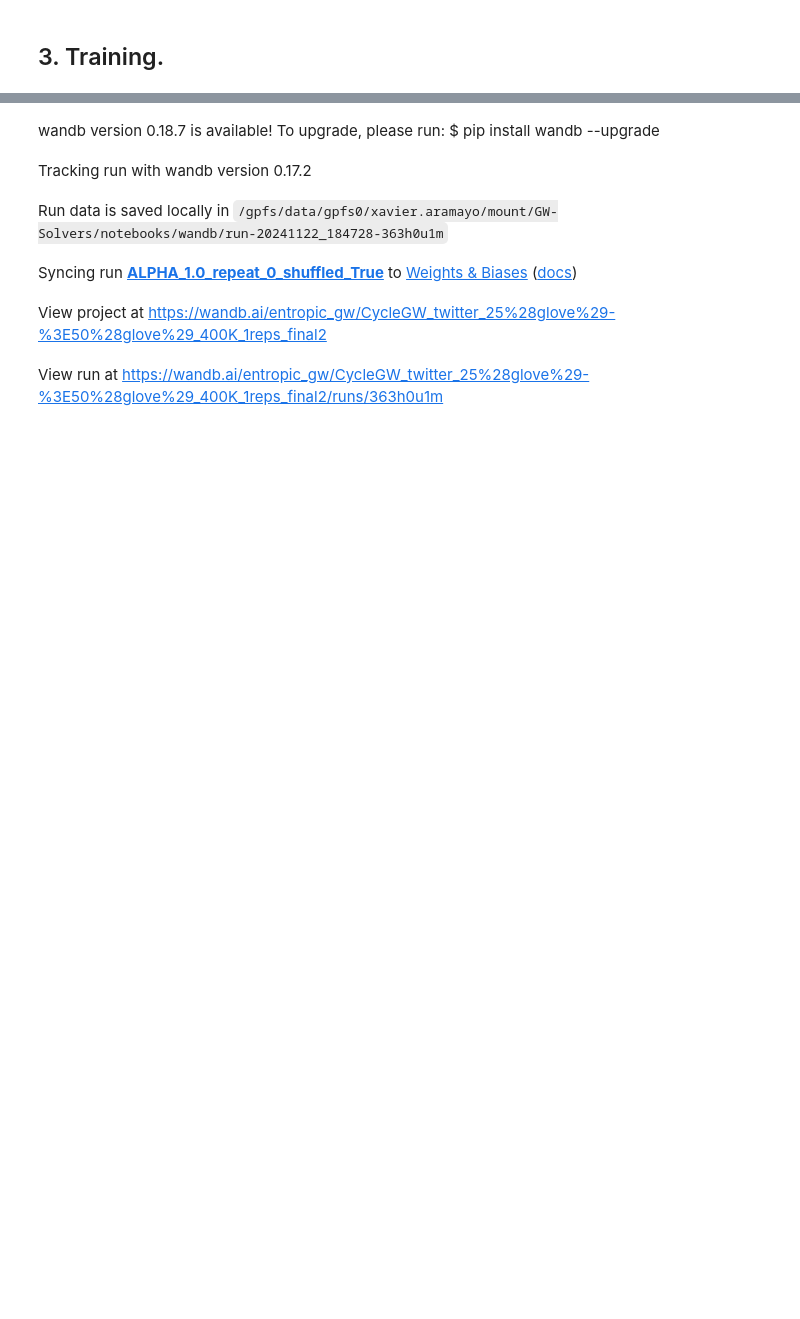
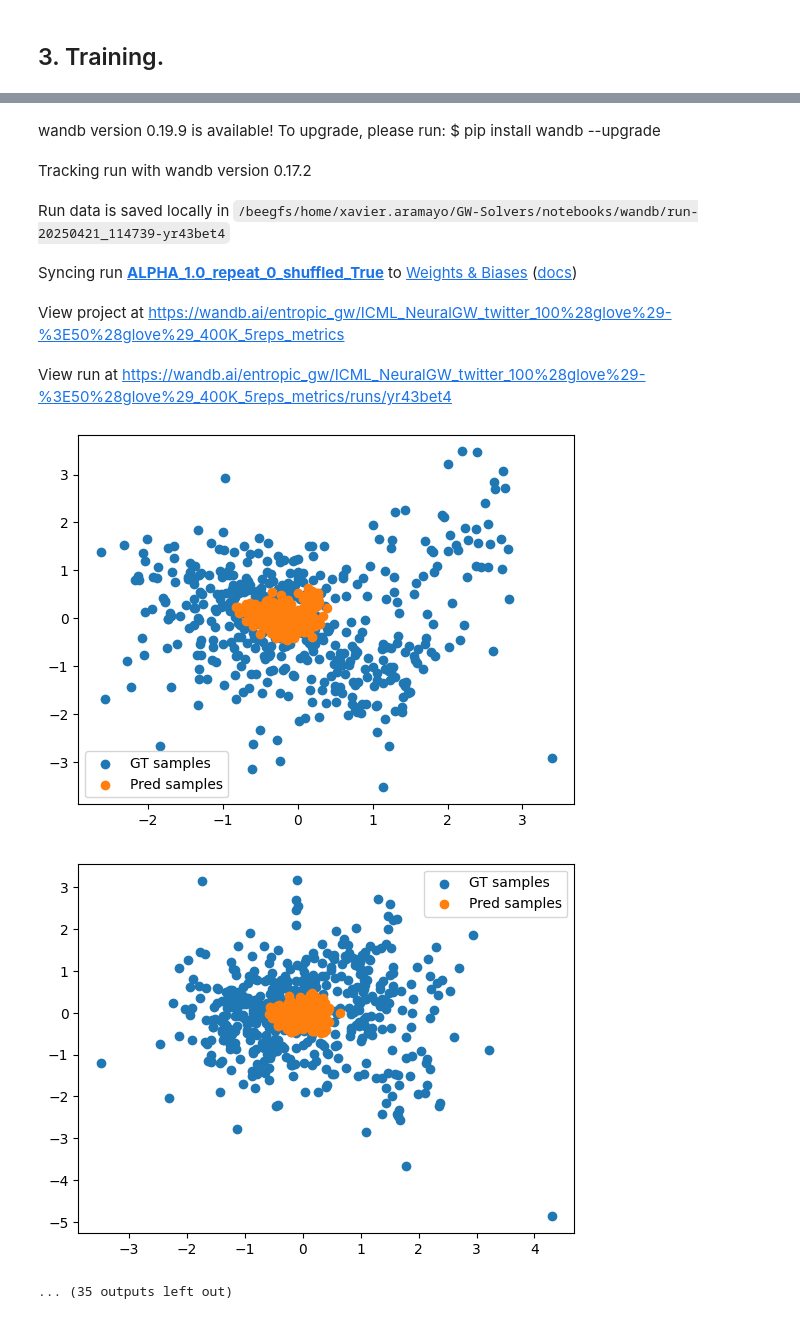
Before and after one commit to Ark-130994/GW-Solvers, a Jupyter notebook: notebooks/GWSolvers_continuous_final.ipynb, the cells around one changed output, grey strips where cells are left out. Cells and saved outputs as stored; diff of their text form; code cells hidden in the pictures; blank space fills up the shorter version.

Commit message:
working version

```diff
--- a/notebooks/GWSolvers_continuous_final.ipynb
+++ b/notebooks/GWSolvers_continuous_final.ipynb
@@ -24,14 +24,14 @@
 # %%
 DATASET_NAME = 'twitter'
 
-SOURCE_DIM   = 25
+SOURCE_DIM   = 100
 TARGET_DIM   = 50
 
 EMB_TYPE_SOURCE = 'glove'
 EMB_TYPE_TARGET = 'glove'
 
-SOURCE_LANG     = 'en'
-TARGET_LANG     = 'fr'
+#SOURCE_LANG     = 'en'
+#TARGET_LANG     = 'fr'
 
 #VS              = 200000
 # %%
@@ -134,17 +139,19 @@ warnings.simplefilter(action='ignore', category=FutureWarning)
 
 wandb_report = True
 
-_, _, _, _, test_sampler = get_samplers(config, source_vectors, target_vectors)
+_, _, _, _, test_sampler = get_samplers_paired(config, source_vectors, target_vectors)
 
-n_repeats    = 1
+n_repeats    = 5
 N            = config['dataset']['N_MAX_SAMPLES']//1000
 TRAIN_TYPE   = config['training']['TRAIN_TYPE']
-project_name = f'{METHOD_NAME}_{DATASET_NAME}_{SOURCE_DIM}({EMB_TYPE_SOURCE})->{TARGET_DIM}({EMB_TYPE_TARGET})_{N}K_{n_repeats}reps_final2'
+project_name = f'ICML_{METHOD_NAME}_{DATASET_NAME}_{SOURCE_DIM}({EMB_TYPE_SOURCE})->{TARGET_DIM}({EMB_TYPE_TARGET})_{N}K_{n_repeats}reps_metrics'
 #project_name = f'{METHOD_NAME}_{DATASET_NAME}_{SOURCE_DIM}({SOURCE_LANG}_{EMB_TYPE_SOURCE})->{TARGET_DIM}({TARGET_LANG}_{EMB_TYPE_TARGET})_{N}K_{n_repeats}reps'
 
-metrics_names = ['Top@1', 'Top@5', 'Top@10', 'cossim_gt', 'inner_gw', 'foscttm']
+#metrics_names = ['Top@1', 'Top@5', 'Top@10', 'cossim_gt', 'inner_gw', 'foscttm']
+metrics_names = ['Top@1', 'Top@5', 'Top@10', 'cossim_gt', 'inner_gw', 'foscttm', 'distortion', 'mmd', 'bw_uvp', 'sinkhorn_divergence']
+
 shuffle = config['dataset']['SHUFFLE']
-alpha_values = [1.0][::-1]
+alpha_values = [0.0, 0.4, 0.7, 1.0][::-1]
 
 metrics_out = {str(np.round(alpha, 1)):[] for alpha in alpha_values}
 
@@ -157,6 +164,7 @@ for ALPHA in alpha_values:
     print(f'Experiment for ALPHA={ALPHA}')
     print('================================')
 
+    #source_vectors, target_vectors, train_source_sampler, train_target_sampler, _ = get_samplers_paired(config, source_vectors, target_vectors)
     source_vectors, target_vectors, train_source_sampler, train_target_sampler, _ = get_samplers(config, source_vectors, target_vectors)
 
     for ix in range(n_repeats):
@@ -186,7 +194,7 @@ for ALPHA in alpha_values:
 
         metrics_out[str(np.round(ALPHA, 1))].append(metrics_dict)
 
-        with open(f'results_{TRAIN_TYPE}_final/{project_name}_10_05_00.pkl', 'wb') as f:
+        with open(f'results_{TRAIN_TYPE}_final/{project_name}_10_00.pkl', 'wb') as f:
             pickle.dump(metrics_out, f)
 # %% [output]
 Source pairs...
@@ -213,7 +221,10 @@ Seed:  3259
 wandb: Currently logged in as: xavier13091994 (entropic_gw). Use `wandb login --relogin` to force relogin
-wandb version 0.18.7 is available! To upgrade, please run: $ pip install wandb --upgrade
+wandb version 0.19.9 is available! To upgrade, please run: $ pip install wandb --upgrade
 Tracking run with wandb version 0.17.2
-Run data is saved locally in /gpfs/data/gpfs0/xavier.aramayo/mount/GW-Solvers/notebooks/wandb/run-20241122_184728-363h0u1m
+Run data is saved locally in /beegfs/home/xavier.aramayo/GW-Solvers/notebooks/wandb/run-20250421_114739-yr43bet4
 Syncing run ALPHA_1.0_repeat_0_shuffled_True to Weights & Biases (docs)
-View project at https://wandb.ai/entropic_gw/CycleGW_twitter_25%28glove%29-%3E50%28glove%29_400K_1reps_final2
+View project at https://wandb.ai/entropic_gw/ICML_NeuralGW_twitter_100%28glove%29-%3E50%28glove%29_400K_5reps_metrics
-View run at https://wandb.ai/entropic_gw/CycleGW_twitter_25%28glove%29-%3E50%28glove%29_400K_1reps_final2/runs/363h0u1m
+View run at https://wandb.ai/entropic_gw/ICML_NeuralGW_twitter_100%28glove%29-%3E50%28glove%29_400K_5reps_metrics/runs/yr43bet4
+[figure, added]
+[figure, added]
+... (35 outputs left out)
```
Also changed, not shown: parts of 4 cells of this notebook, 11 other files.
